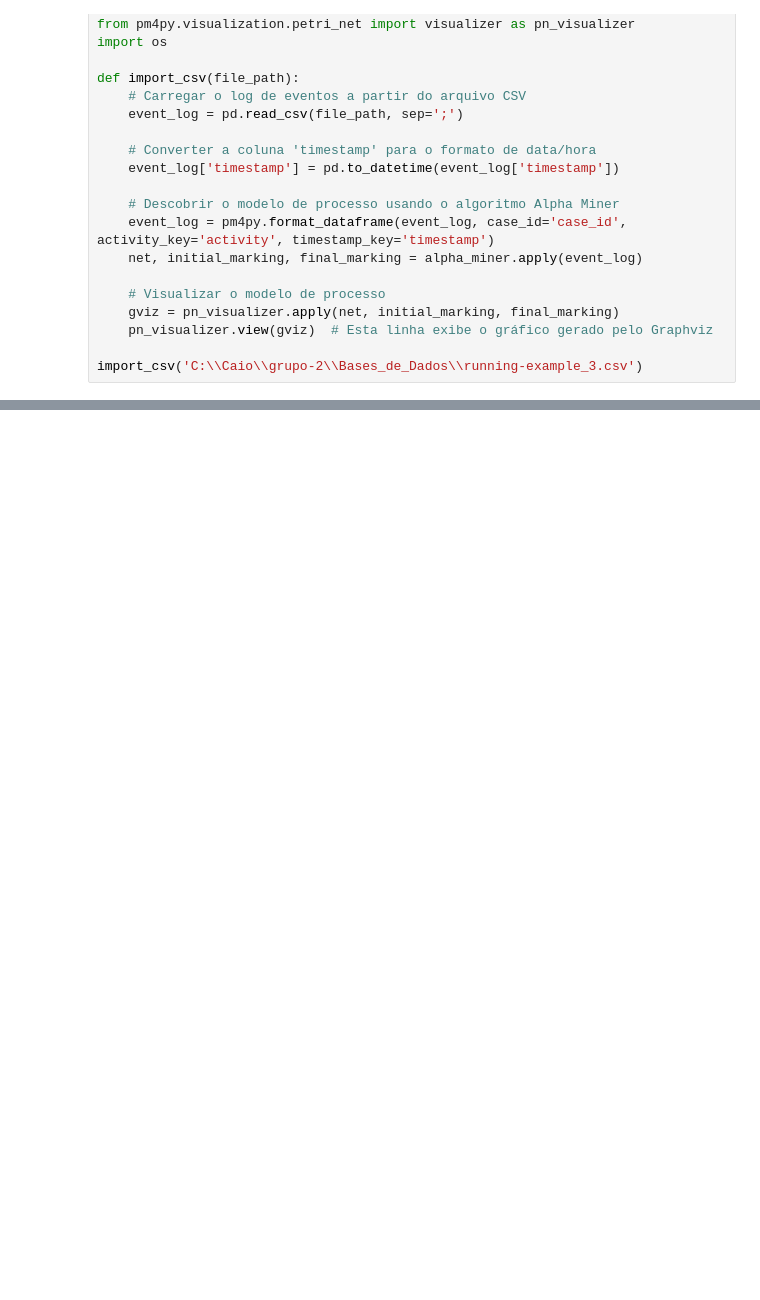
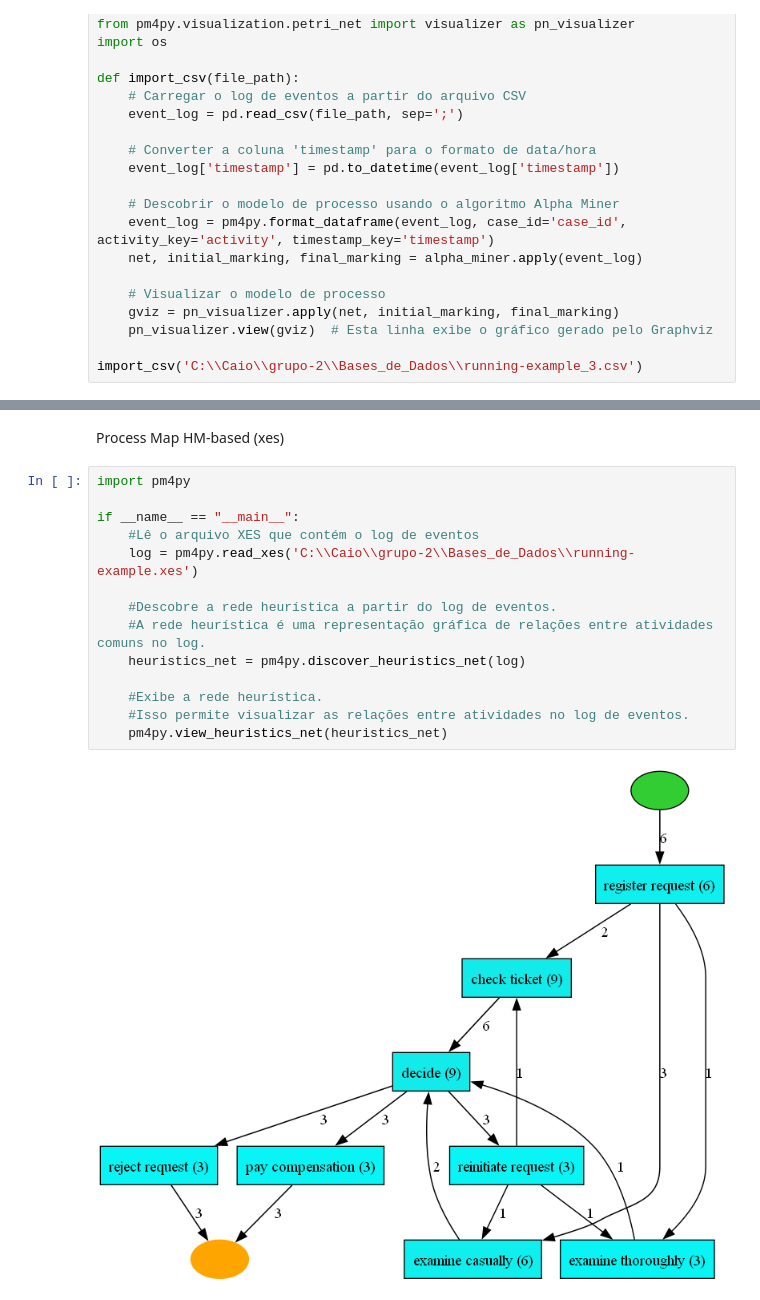
Before and after one commit to gabriellaserra/Process-mining-novo, a Jupyter notebook: Notebooks/Caio.ipynb, the cells around one changed output, grey strips where cells are left out. Saved outputs shown, nothing was run; the diff lists cells and outputs as text; blank space fills up the shorter version.

```diff
--- a/Notebooks/Caio.ipynb
+++ b/Notebooks/Caio.ipynb
@@ -113,0 +171,18 @@ import_csv('C:\\Caio\\grupo-2\\Bases_de_Dados\\running-example_3.csv')
+# %% [markdown]
+Process Map HM-based (xes)
+# %%
+import pm4py
+
+if __name__ == "__main__":
+    #Lê o arquivo XES que contém o log de eventos
+    log = pm4py.read_xes('C:\\Caio\\grupo-2\\Bases_de_Dados\\running-example.xes')
+
+    #Descobre a rede heurística a partir do log de eventos.
+    #A rede heurística é uma representação gráfica de relações entre atividades comuns no log.
+    heuristics_net = pm4py.discover_heuristics_net(log)
+
+    #Exibe a rede heurística.
+    #Isso permite visualizar as relações entre atividades no log de eventos.
+    pm4py.view_heuristics_net(heuristics_net)
+# %% [output]
+[figure, added]
```
Also changed, not shown: parts of 10 cells of this notebook.
